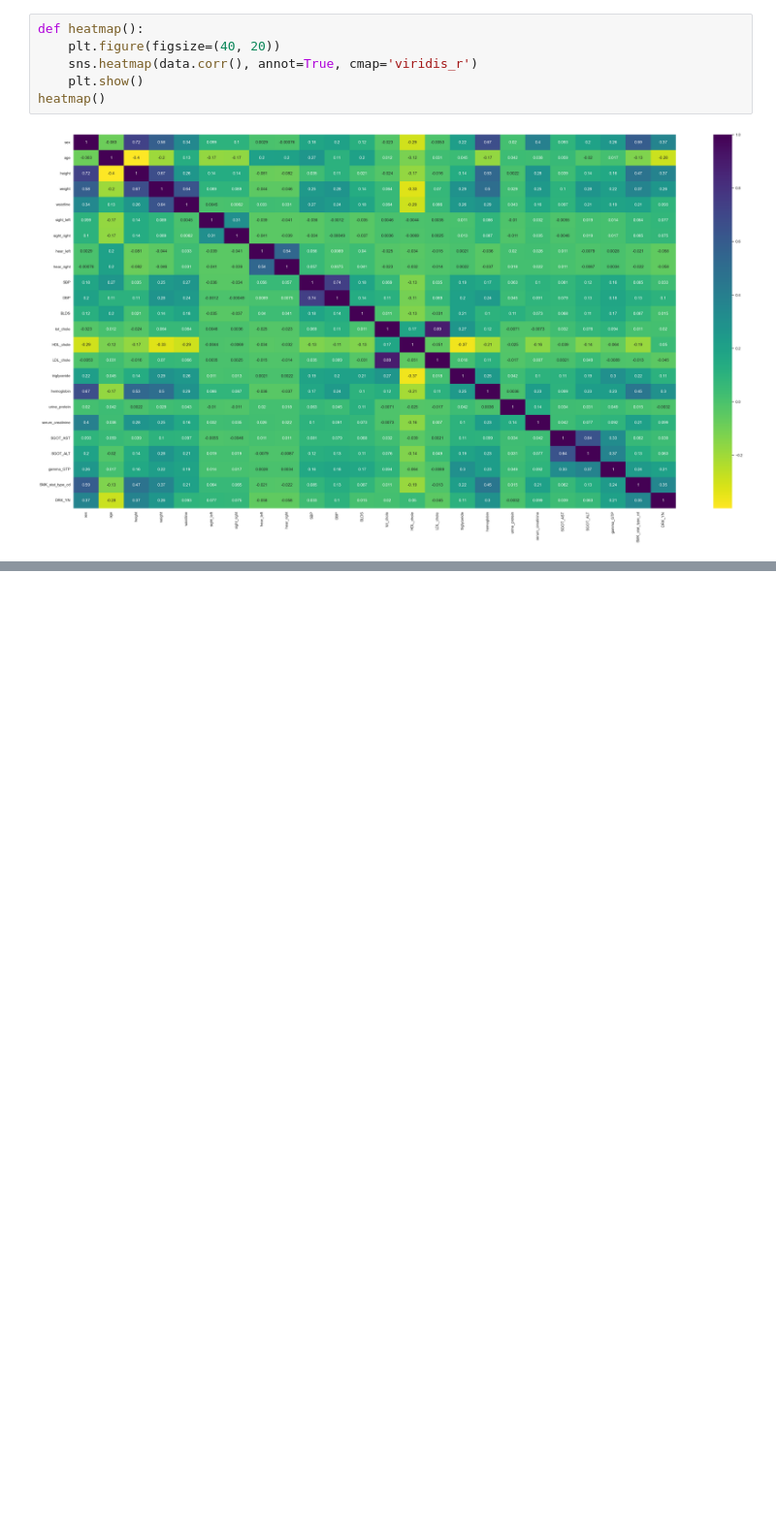
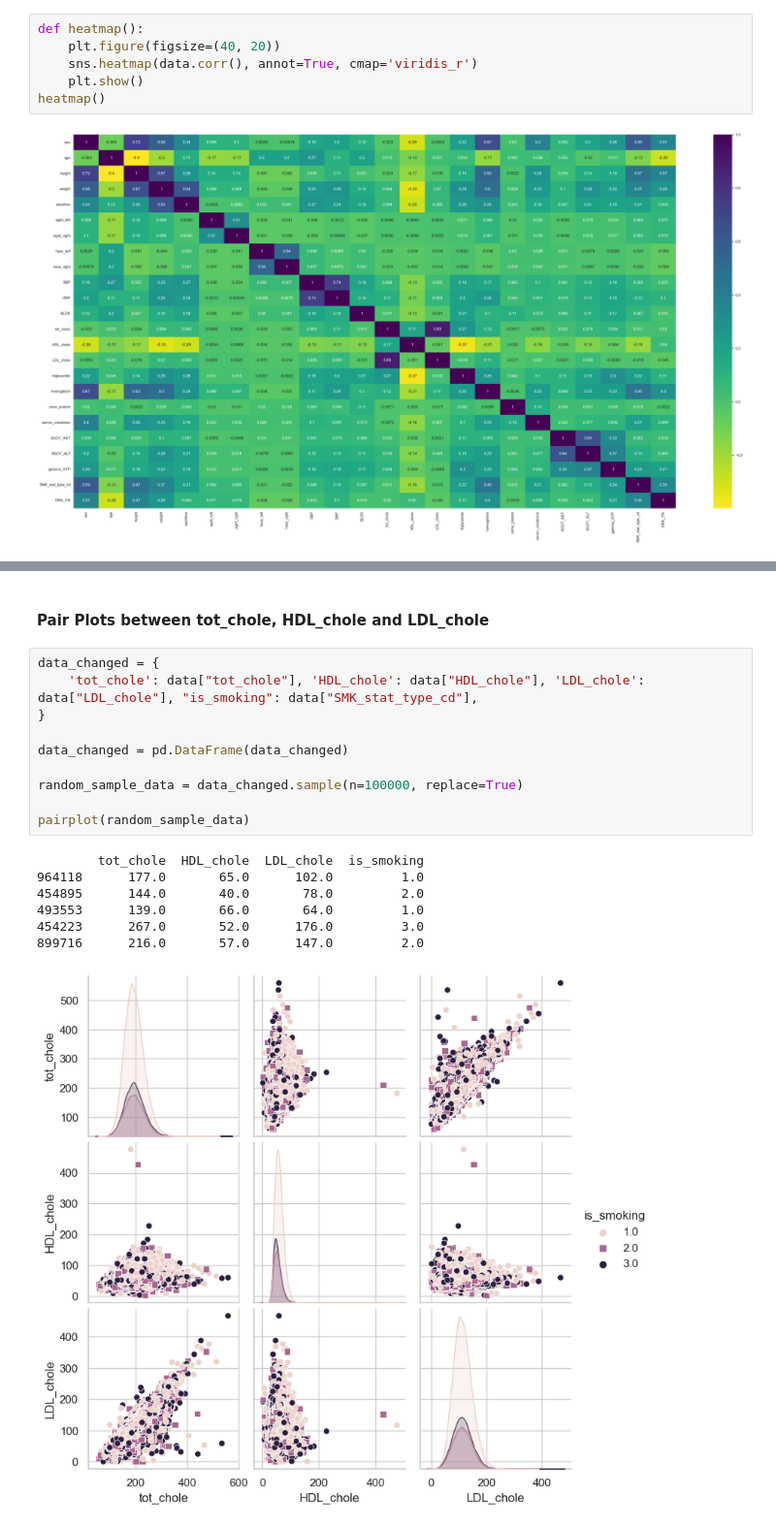
Before and after one commit to shivam6862/Smoke-Drink-Predictor, a Jupyter notebook: Smoke-Drink-Predictor/Shivam kumar (21117119).ipynb, the cells around one changed output, grey strips where cells are left out. Shown at 97% size. Drawn from its saved outputs; the diff is of its cells as text; blank space fills up the shorter version.

```diff
--- a/Smoke-Drink-Predictor/Shivam kumar (21117119).ipynb
+++ b/Smoke-Drink-Predictor/Shivam kumar (21117119).ipynb
@@ -649,0 +715,20 @@ heatmap()
+# %% [markdown]
+#### Pair Plots between tot_chole, HDL_chole and LDL_chole
+# %%
+data_changed = {
+    'tot_chole': data["tot_chole"], 'HDL_chole': data["HDL_chole"], 'LDL_chole': data["LDL_chole"], "is_smoking": data["SMK_stat_type_cd"],
+}
+
+data_changed = pd.DataFrame(data_changed)
+
+random_sample_data = data_changed.sample(n=100000, replace=True)
+
+pairplot(random_sample_data)
+# %% [output]
+        tot_chole  HDL_chole  LDL_chole  is_smoking
+964118      177.0       65.0      102.0         1.0
+454895      144.0       40.0       78.0         2.0
+493553      139.0       66.0       64.0         1.0
+454223      267.0       52.0      176.0         3.0
+899716      216.0       57.0      147.0         2.0
+[figure, added]
```
Also changed, not shown: parts of 41 cells of this notebook.
